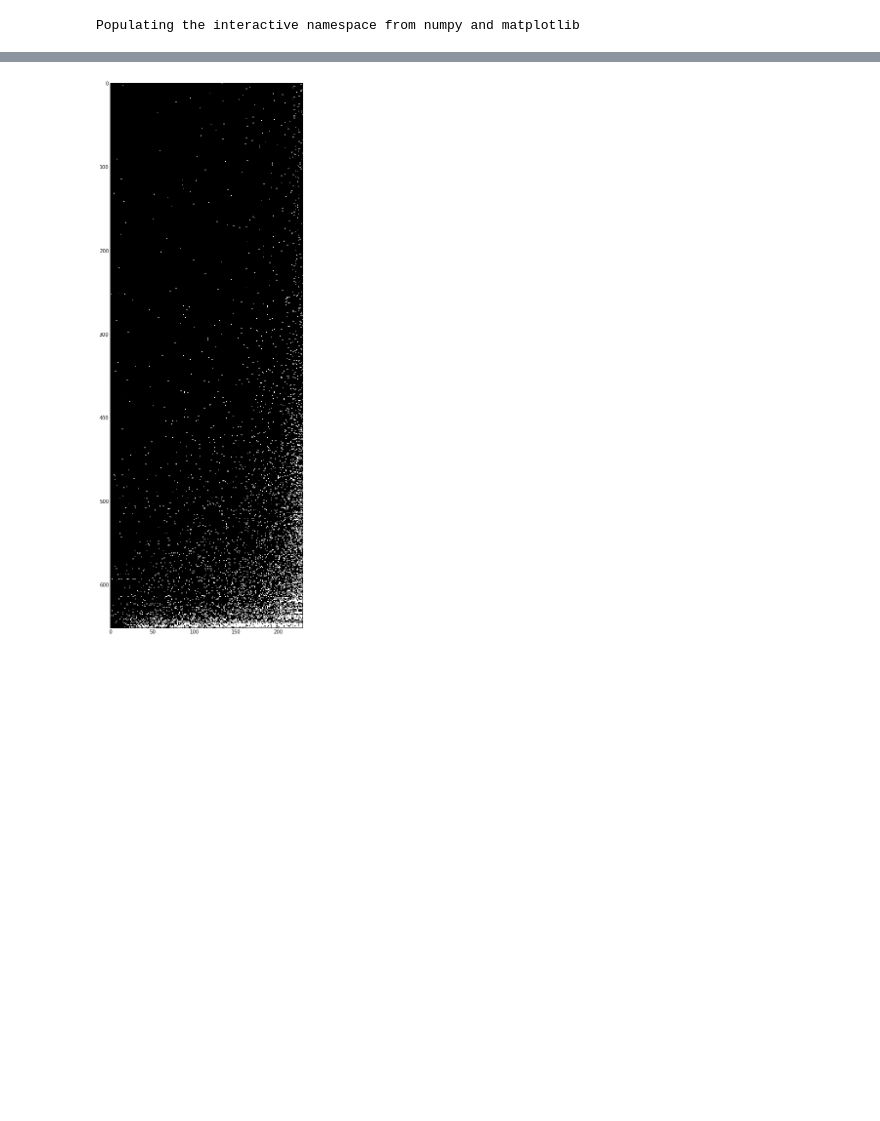
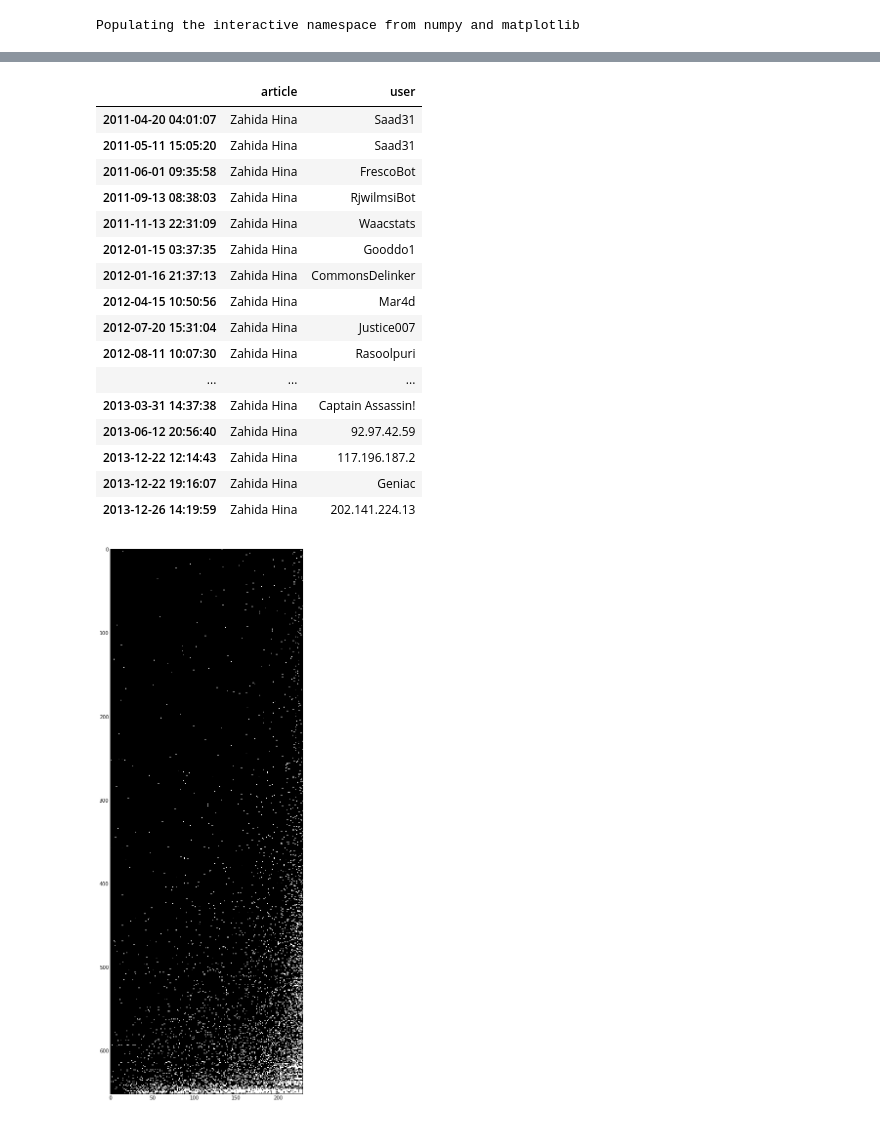
Before and after one commit to GregoryH88/wiki_econ_capability, a Jupyter notebook: Wiki Category Matrix Maker.ipynb, the cells around one changed output, grey strips where cells are left out. Drawn from its saved outputs; the diff is of its cells as text; code cells hidden in the pictures; blank space fills up the shorter version.

```diff
--- a/Wiki Category Matrix Maker.ipynb
+++ b/Wiki Category Matrix Maker.ipynb
@@ -47,6 +429,30 @@ def make_revision_df(article_list):
         all_revisions = all_revisions.append(pd.DataFrame.from_dict(data=make_rev_dict(article), orient='index'))
 
     return all_revisions
+# %%
+fem_arts = load_arts(category_name='Category:Feminist_writers')
+# %%
+all_revs = make_revision_df(fem_arts)
+# %%
+all_revs.tail(20)
+# %% [output]
+|  | article | user |
+| 2011-04-20 04:01:07 | Zahida Hina | Saad31 |
+| 2011-05-11 15:05:20 | Zahida Hina | Saad31 |
+| 2011-06-01 09:35:58 | Zahida Hina | FrescoBot |
+| 2011-09-13 08:38:03 | Zahida Hina | RjwilmsiBot |
+| 2011-11-13 22:31:09 | Zahida Hina | Waacstats |
+| 2012-01-15 03:37:35 | Zahida Hina | Gooddo1 |
+| 2012-01-16 21:37:13 | Zahida Hina | CommonsDelinker |
+| 2012-04-15 10:50:56 | Zahida Hina | Mar4d |
+| 2012-07-20 15:31:04 | Zahida Hina | Justice007 |
+| 2012-08-11 10:07:30 | Zahida Hina | Rasoolpuri |
+| ... | ... | ... |
+| 2013-03-31 14:37:38 | Zahida Hina | Captain Assassin! |
+| 2013-06-12 20:56:40 | Zahida Hina | 92.97.42.59 |
+| 2013-12-22 12:14:43 | Zahida Hina | 117.196.187.2 |
+| 2013-12-22 19:16:07 | Zahida Hina | Geniac |
+| 2013-12-26 14:19:59 | Zahida Hina | 202.141.224.13 |
 # %%
 def make_snapshots(name, all_revisions_df, periods=10, remove_minimum=20):
     '''returns a dict period snapshots as determined by number of edits
```
Also changed, not shown: parts of 30 cells of this notebook, 1 other file.
